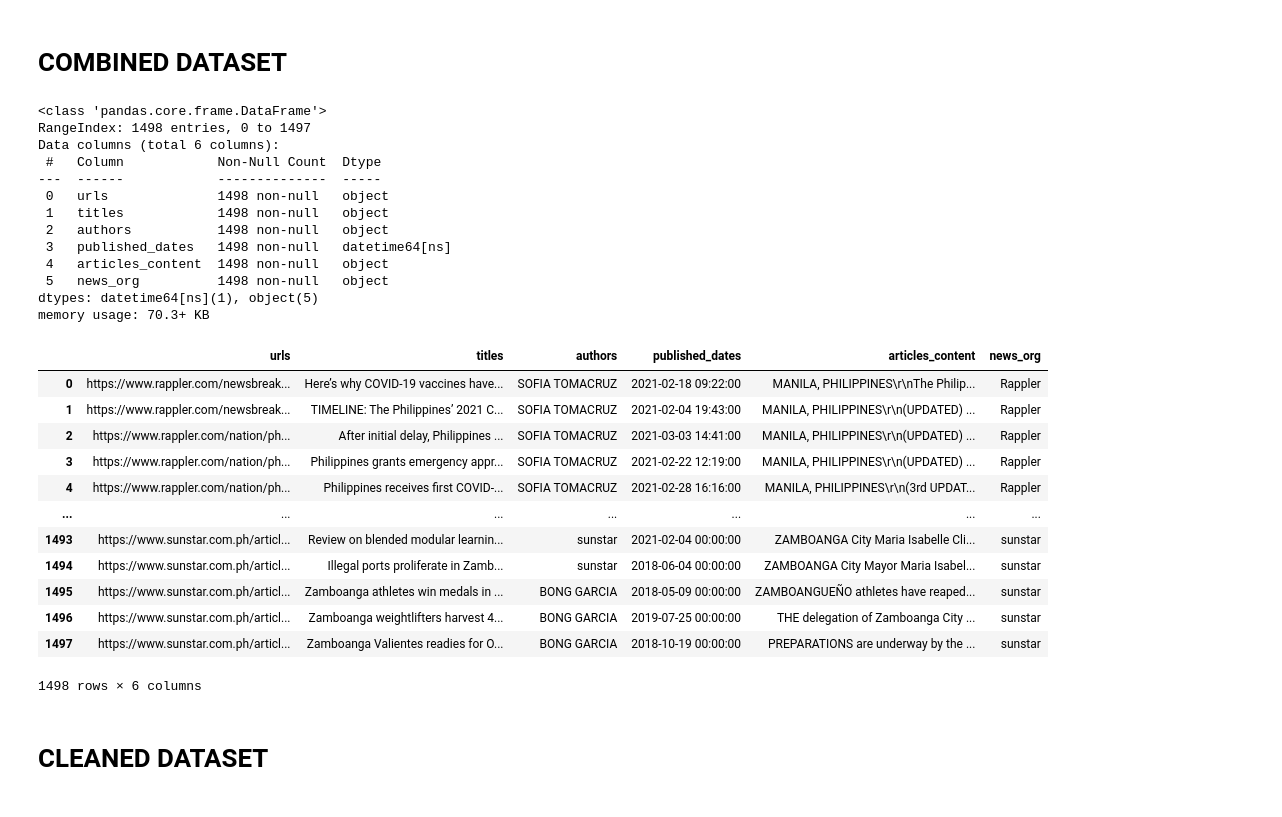
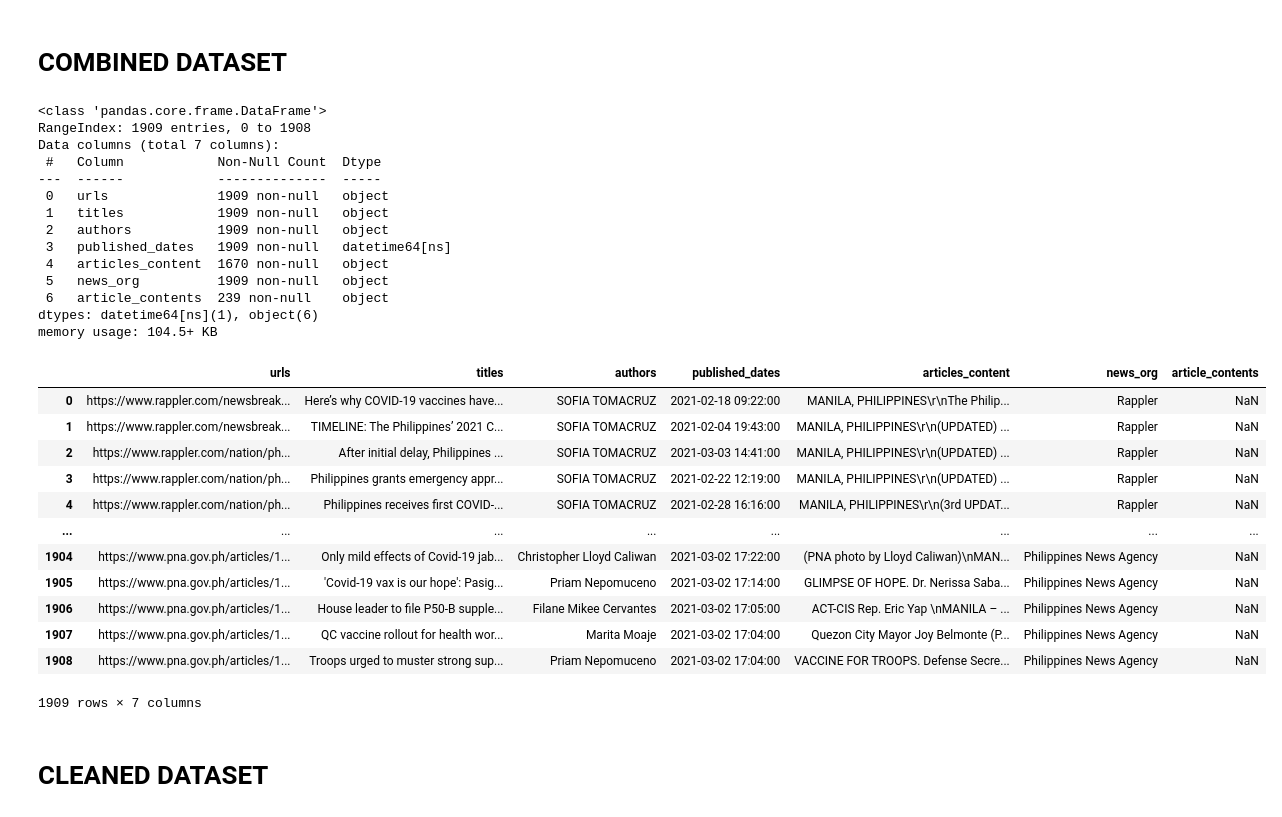
Before and after one commit to babybunso/team-sasa, a Jupyter notebook: sprint4project/1_combine_and_clean.ipynb, the cells around one changed output. Cells and saved outputs as stored; diff of their text form; code cells hidden in the pictures.

```diff
--- a/sprint4project/1_combine_and_clean.ipynb
+++ b/sprint4project/1_combine_and_clean.ipynb
@@ -119,8 +119,10 @@ memory usage: 15.5+ KB
 ## Philippine Star & Manila Times (Hurly)
 # %%
 # # TODO
-df_philstar = pd.read_csv('datasets/manila_and_philstar.csv')
+df_philstar = pd.read_csv('datasets/manila_and_philstar.csv',index_col = 0)
 df_philstar['published_dates'] = pd.to_datetime(df_philstar['dates'])
+df_philstar = df_philstar.drop(columns = 'dates')
+df_philstar = df_philstar.rename(columns = {'news_agency':'news_org','headlines':'titles','contents':'article_contents'})
 df_philstar.info()
 df_philstar.head()
 # %% [output]
@@ -211,0 +207,8 @@ df_cnn.head()
+# %%
+# # TODO
+df_pna = pd.read_csv('datasets/Philippine News Agency Scraped Articles.csv',index_col = 0)
+df_pna['published_dates'] = pd.to_datetime(df_pna['published_date'])
+df_pna = df_pna.drop(columns = 'published_date')
+df_pna = df_pna.rename(columns = {'url':'urls'})
+df_pna.info()
+df_pna
@@ -214,47 +244,49 @@ df_cnn.head()
 # %%
 df = df_rappler.append(df_gma, ignore_index=True).\
                 append(df_cnn, ignore_index=True).\
                 append(df_abscbn, ignore_index=True).\
-                append(df_sunstar, ignore_index=True)
+                append(df_sunstar, ignore_index=True).\
+                append(df_philstar, ignore_index=True).\
+                append(df_pna, ignore_index=True)
 #     append(df_manilabulletin, ignore_index=True).\
-#     append(df_philstar, ignore_index=True).\
 #     append(df_themanilatimes, ignore_index=True).
 
 #     append(df_inquirer, ignore_index=True).\
 
-#     append(df_pna, ignore_index=True)
+#
 
 # df['published_dates'] = pd.to_datetime(df['published_dates'])
 
 df.info()
 df
 # %% [output]
 <class 'pandas.core.frame.DataFrame'>
-RangeIndex: 1498 entries, 0 to 1497
-Data columns (total 6 columns):
+RangeIndex: 1909 entries, 0 to 1908
+Data columns (total 7 columns):
  #   Column            Non-Null Count  Dtype
 ---  ------            --------------  -----
- 0   urls              1498 non-null   object
- 1   titles            1498 non-null   object
- 2   authors           1498 non-null   object
- 3   published_dates   1498 non-null   datetime64[ns]
- 4   articles_content  1498 non-null   object
- 5   news_org          1498 non-null   object
-dtypes: datetime64[ns](1), object(5)
-memory usage: 70.3+ KB
+ 0   urls              1909 non-null   object
+ 1   titles            1909 non-null   object
+ 2   authors           1909 non-null   object
+ 3   published_dates   1909 non-null   datetime64[ns]
+ 4   articles_content  1670 non-null   object
+ 5   news_org          1909 non-null   object
+ 6   article_contents  239 non-null    object
+dtypes: datetime64[ns](1), object(6)
+memory usage: 104.5+ KB
-|  | urls | titles | authors | published_dates | articles_content | news_org |
-| 0 | https://www.rappler.com/newsbreak... | Here’s why COVID-19 vaccines have... | SOFIA TOMACRUZ | 2021-02-18 09:22:00 | MANILA, PHILIPPINES\r\nThe Philip... | Rappler |
-| 1 | https://www.rappler.com/newsbreak... | TIMELINE: The Philippines’ 2021 C... | SOFIA TOMACRUZ | 2021-02-04 19:43:00 | MANILA, PHILIPPINES\r\n(UPDATED) ... | Rappler |
-| 2 | https://www.rappler.com/nation/ph... | After initial delay, Philippines ... | SOFIA TOMACRUZ | 2021-03-03 14:41:00 | MANILA, PHILIPPINES\r\n(UPDATED) ... | Rappler |
-| 3 | https://www.rappler.com/nation/ph... | Philippines grants emergency appr... | SOFIA TOMACRUZ | 2021-02-22 12:19:00 | MANILA, PHILIPPINES\r\n(UPDATED) ... | Rappler |
-| 4 | https://www.rappler.com/nation/ph... | Philippines receives first COVID-... | SOFIA TOMACRUZ | 2021-02-28 16:16:00 | MANILA, PHILIPPINES\r\n(3rd UPDAT... | Rappler |
-| ... | ... | ... | ... | ... | ... | ... |
-| 1493 | https://www.sunstar.com.ph/articl... | Review on blended modular learnin... | sunstar | 2021-02-04 00:00:00 | ZAMBOANGA City Maria Isabelle Cli... | sunstar |
-| 1494 | https://www.sunstar.com.ph/articl... | Illegal ports proliferate in Zamb... | sunstar | 2018-06-04 00:00:00 | ZAMBOANGA City Mayor Maria Isabel... | sunstar |
-| 1495 | https://www.sunstar.com.ph/articl... | Zamboanga athletes win medals in ... | BONG GARCIA | 2018-05-09 00:00:00 | ZAMBOANGUEÑO athletes have reaped... | sunstar |
-| 1496 | https://www.sunstar.com.ph/articl... | Zamboanga weightlifters harvest 4... | BONG GARCIA | 2019-07-25 00:00:00 | THE delegation of Zamboanga City ... | sunstar |
-| 1497 | https://www.sunstar.com.ph/articl... | Zamboanga Valientes readies for O... | BONG GARCIA | 2018-10-19 00:00:00 | PREPARATIONS are underway by the ... | sunstar |
+|  | urls | titles | authors | published_dates | articles_content | news_org | article_contents |
+| 0 | https://www.rappler.com/newsbreak... | Here’s why COVID-19 vaccines have... | SOFIA TOMACRUZ | 2021-02-18 09:22:00 | MANILA, PHILIPPINES\r\nThe Philip... | Rappler | NaN |
+| 1 | https://www.rappler.com/newsbreak... | TIMELINE: The Philippines’ 2021 C... | SOFIA TOMACRUZ | 2021-02-04 19:43:00 | MANILA, PHILIPPINES\r\n(UPDATED) ... | Rappler | NaN |
+| 2 | https://www.rappler.com/nation/ph... | After initial delay, Philippines ... | SOFIA TOMACRUZ | 2021-03-03 14:41:00 | MANILA, PHILIPPINES\r\n(UPDATED) ... | Rappler | NaN |
+| 3 | https://www.rappler.com/nation/ph... | Philippines grants emergency appr... | SOFIA TOMACRUZ | 2021-02-22 12:19:00 | MANILA, PHILIPPINES\r\n(UPDATED) ... | Rappler | NaN |
+| 4 | https://www.rappler.com/nation/ph... | Philippines receives first COVID-... | SOFIA TOMACRUZ | 2021-02-28 16:16:00 | MANILA, PHILIPPINES\r\n(3rd UPDAT... | Rappler | NaN |
+| ... | ... | ... | ... | ... | ... | ... | ... |
+| 1904 | https://www.pna.gov.ph/articles/1... | Only mild effects of Covid-19 jab... | Christopher Lloyd Caliwan | 2021-03-02 17:22:00 | (PNA photo by Lloyd Caliwan)\nMAN... | Philippines News Agency | NaN |
+| 1905 | https://www.pna.gov.ph/articles/1... | 'Covid-19 vax is our hope': Pasig... | Priam Nepomuceno | 2021-03-02 17:14:00 | GLIMPSE OF HOPE. Dr. Nerissa Saba... | Philippines News Agency | NaN |
+| 1906 | https://www.pna.gov.ph/articles/1... | House leader to file P50-B supple... | Filane Mikee Cervantes | 2021-03-02 17:05:00 | ACT-CIS Rep. Eric Yap \nMANILA – ... | Philippines News Agency | NaN |
+| 1907 | https://www.pna.gov.ph/articles/1... | QC vaccine rollout for health wor... | Marita Moaje | 2021-03-02 17:04:00 | Quezon City Mayor Joy Belmonte (P... | Philippines News Agency | NaN |
+| 1908 | https://www.pna.gov.ph/articles/1... | Troops urged to muster strong sup... | Priam Nepomuceno | 2021-03-02 17:04:00 | VACCINE FOR TROOPS. Defense Secre... | Philippines News Agency | NaN |
-1498 rows × 6 columns
+1909 rows × 7 columns
 # %% [markdown]
 # CLEANED DATASET
 # %%
```
Also changed, not shown: parts of 3 cells of this notebook, 3 other files.
